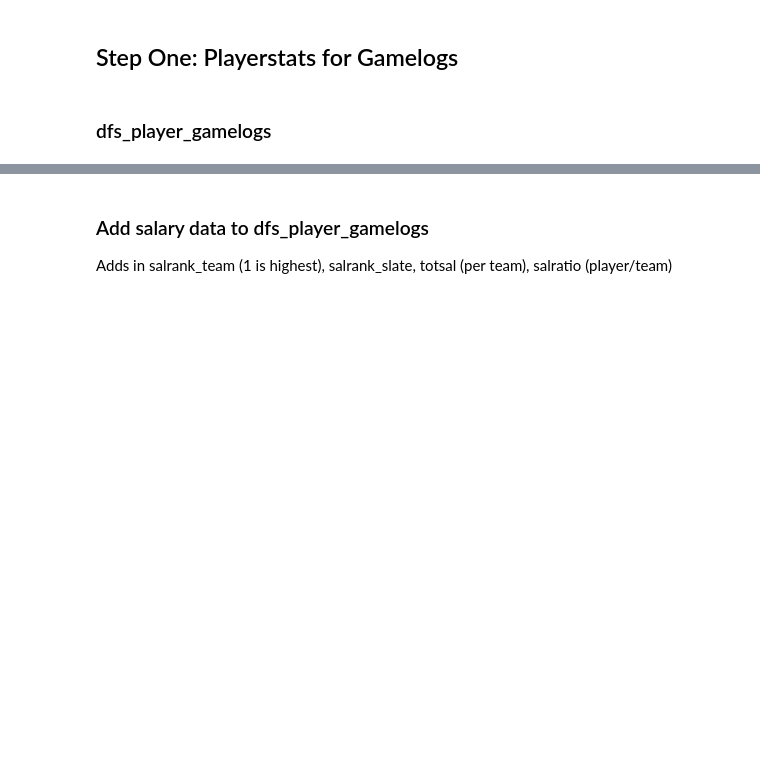
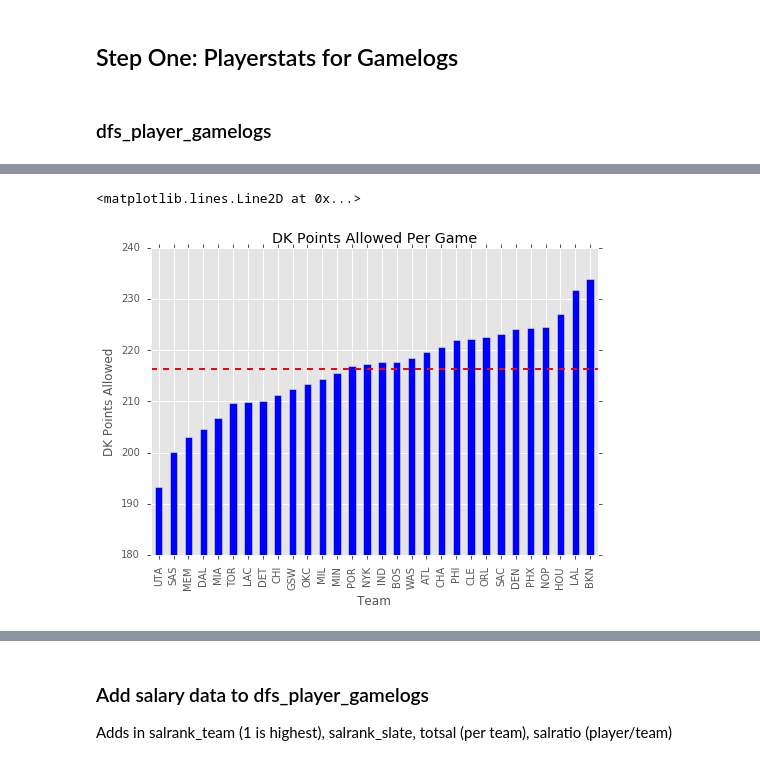
Before and after one commit to bother7/nba-1, a Jupyter notebook: examples/dk_model.ipynb, the cells around one changed output, grey strips where cells are left out. Cells and saved outputs as stored; diff of their text form; code cells hidden in the pictures; blank space fills up the shorter version.

```diff
--- a/examples/dk_model.ipynb
+++ b/examples/dk_model.ipynb
@@ -55,0 +73,11 @@ df[descols].query('dk_points >= 10').describe()
+# %%
+fig, ax = plt.subplots()
+grp.sort_values('dk_points').plot(kind='bar', y="dk_points", x="opp", ax=ax)
+ax.set_ylim([180, 240])
+ax.set(title='DK Points Allowed Per Game', xlabel='Team', ylabel='DK Points Allowed')
+ax.legend().set_visible(False)
+avg = grp['dk_points'].mean()
+ax.axhline(y=avg, color='r', label='Average', linestyle='--', linewidth=2)
+# %% [output]
+<matplotlib.lines.Line2D at 0x...>
+[figure, added]
```
Also changed, not shown: parts of 5 cells of this notebook, 13 other files.
